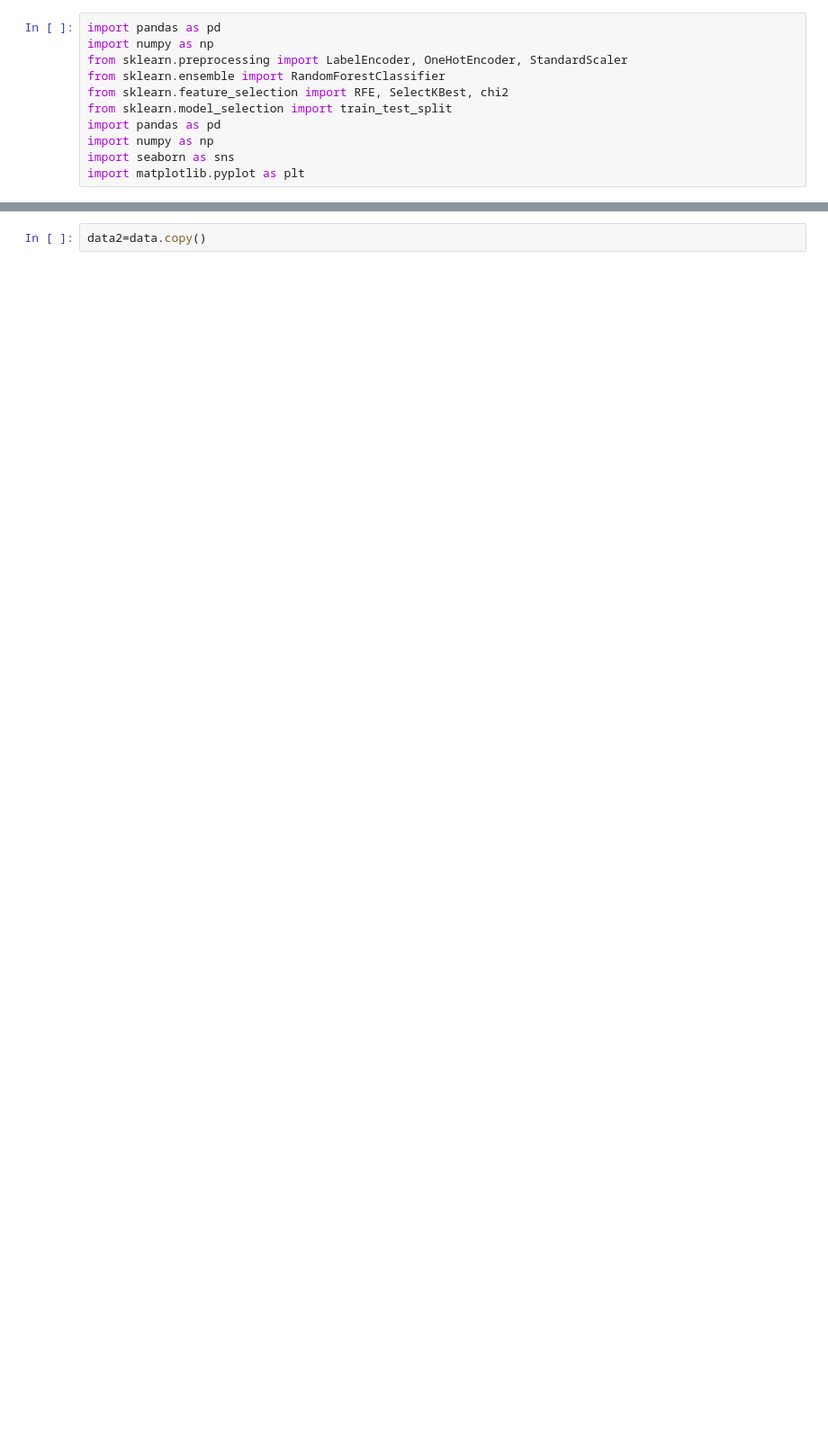
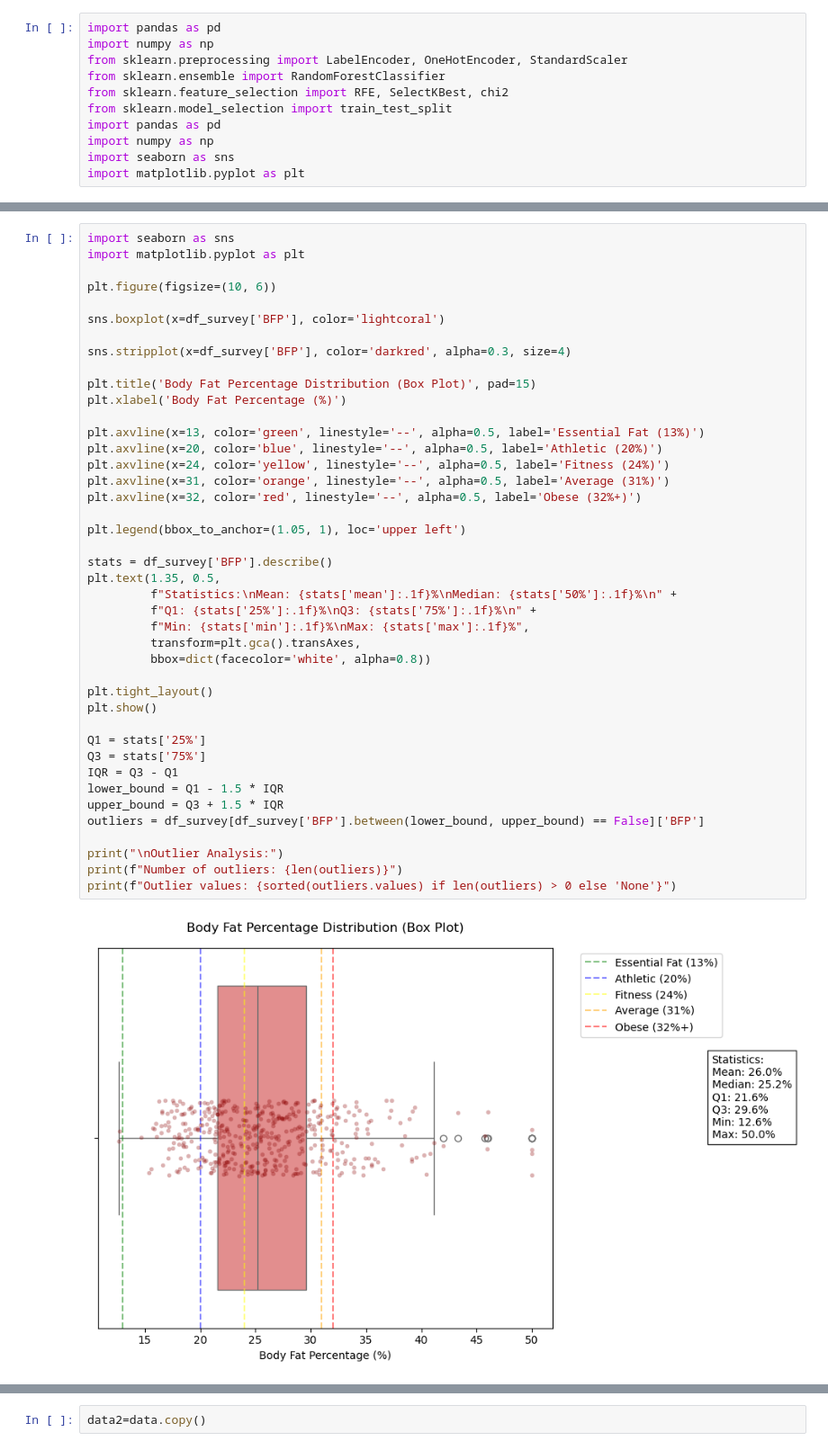
Before and after one commit to miranitta/GDG_MLdepartment_projects, a Jupyter notebook: PCOS_INFERTILITY.ipynb, the cells around one changed output, grey strips where cells are left out. Shown at 90% size. Saved outputs shown, nothing was run; the diff lists cells and outputs as text; blank space fills up the shorter version.

```diff
--- a/PCOS_INFERTILITY.ipynb
+++ b/PCOS_INFERTILITY.ipynb
@@ -42,0 +180,44 @@ memory usage: 25.5+ KB
+# %%
+import seaborn as sns
+import matplotlib.pyplot as plt
+
+plt.figure(figsize=(10, 6))
+
+sns.boxplot(x=df_survey['BFP'], color='lightcoral')
+
+sns.stripplot(x=df_survey['BFP'], color='darkred', alpha=0.3, size=4)
+
+plt.title('Body Fat Percentage Distribution (Box Plot)', pad=15)
+plt.xlabel('Body Fat Percentage (%)')
+
+plt.axvline(x=13, color='green', linestyle='--', alpha=0.5, label='Essential Fat (13%)')
+plt.axvline(x=20, color='blue', linestyle='--', alpha=0.5, label='Athletic (20%)')
+plt.axvline(x=24, color='yellow', linestyle='--', alpha=0.5, label='Fitness (24%)')
+plt.axvline(x=31, color='orange', linestyle='--', alpha=0.5, label='Average (31%)')
+plt.axvline(x=32, color='red', linestyle='--', alpha=0.5, label='Obese (32%+)')
+
+plt.legend(bbox_to_anchor=(1.05, 1), loc='upper left')
+
+stats = df_survey['BFP'].describe()
+plt.text(1.35, 0.5,
+         f"Statistics:\nMean: {stats['mean']:.1f}%\nMedian: {stats['50%']:.1f}%\n" +
+         f"Q1: {stats['25%']:.1f}%\nQ3: {stats['75%']:.1f}%\n" +
+         f"Min: {stats['min']:.1f}%\nMax: {stats['max']:.1f}%",
+         transform=plt.gca().transAxes,
+         bbox=dict(facecolor='white', alpha=0.8))
+
+plt.tight_layout()
+plt.show()
+
+Q1 = stats['25%']
+Q3 = stats['75%']
+IQR = Q3 - Q1
+lower_bound = Q1 - 1.5 * IQR
+upper_bound = Q3 + 1.5 * IQR
+outliers = df_survey[df_survey['BFP'].between(lower_bound, upper_bound) == False]['BFP']
+
+print("\nOutlier Analysis:")
+print(f"Number of outliers: {len(outliers)}")
+print(f"Outlier values: {sorted(outliers.values) if len(outliers) > 0 else 'None'}")
+# %% [output]
+[figure, added]
```
Also changed, not shown: parts of 47 cells of this notebook, 3 other files.
